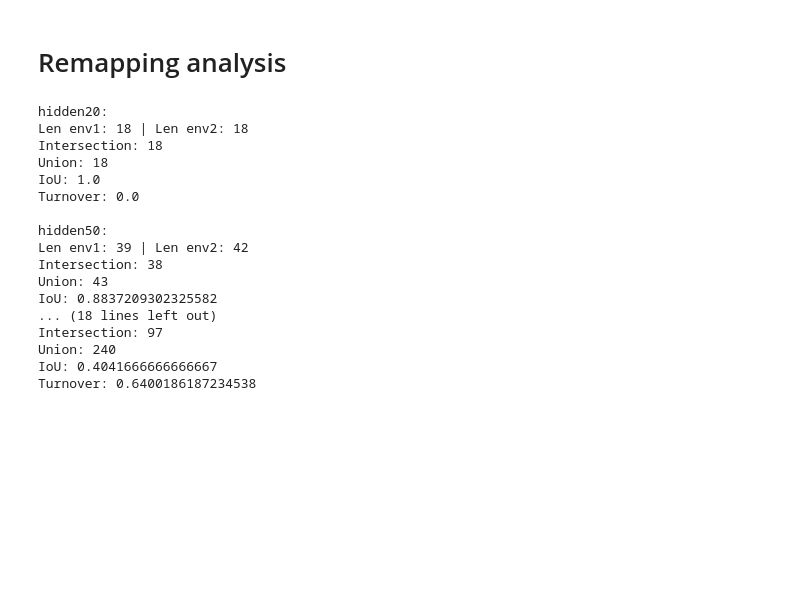
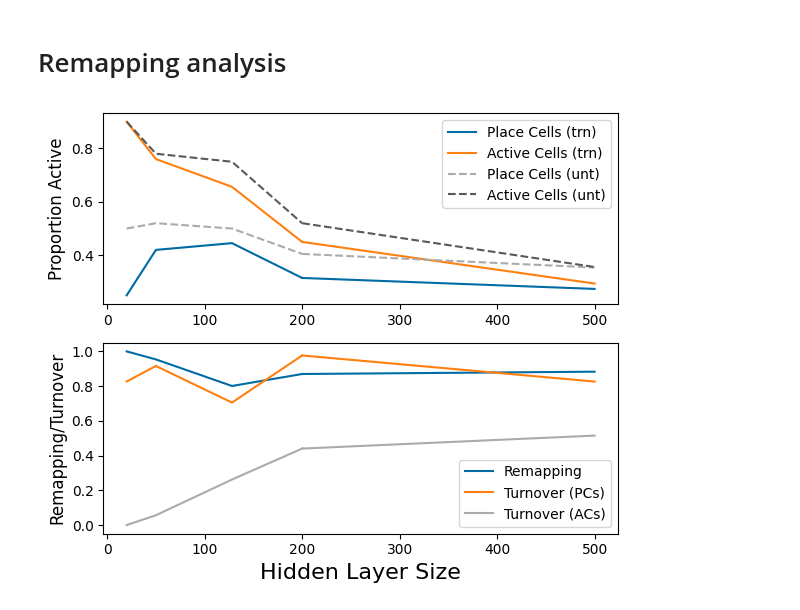
Before and after one commit to ChackMociute/Master-Thesis, a Jupyter notebook: analysis/remapping.ipynb, the cells around one changed output. Drawn from its saved outputs; the diff is of its cells as text; code cells hidden in the pictures; blank space fills up the shorter version.

```diff
--- a/analysis/remapping.ipynb
+++ b/analysis/remapping.ipynb
@@ -35,9 +38,9 @@ class Analysis:
     def find_place_cells(self):
         self.place_cells_per_env = dict()
         for env in self.exp.pfs_per_env.keys():
-            exp.compile_grid_cells(env)
-            exp.load_pfs()
-            self.place_cells_per_env[env] = set(exp.pfs.get_place_cells().cpu().numpy())
+            self.exp.compile_grid_cells(env)
+            self.exp.load_pfs()
+            self.place_cells_per_env[env] = set(self.exp.pfs.get_place_cells().cpu().numpy())
 
     def get_remapping(self, env1, env2):
         pc1, pc2 = self.place_cells_per_env[env1], self.place_cells_per_env[env2]
@@ -45,8 +48,8 @@ class Analysis:
         pairs = pairs[pairs[:,0] != pairs[:,1]]
 
         with torch.no_grad():
-            d1 = exp.pfs_per_env[env1].pairwise_distances(pairs).cpu()
-            d2 = exp.pfs_per_env[env2].pairwise_distances(pairs).cpu()
+            d1 = self.exp.pfs_per_env[env1].pairwise_distances(pairs).cpu()
+            d2 = self.exp.pfs_per_env[env2].pairwise_distances(pairs).cpu()
             return 1 - max(0, pearsonr(d1, d2).statistic)
 
     def get_turnover(self, env1, env2, all_active=False):
@@ -88,31 +143,18 @@ for h in hiddens:
-# %%
-for h in hiddens:
-    exp = Experiment.load_experiment(data_path, h)
-    anl = Analysis(exp)
-    act1, act2 = *anl.active_per_env.values(),
-    print(h + ':')
-    print('Len env1:', len(act1), '| Len env2:', len(act2))
-    print("Intersection:", len(act1.intersection(act2)))
-    print("Union:", len(act1.union(act2)))
-    print("IoU:", len(act1.intersection(act2)) / len(act1.union(act2)))
-    print("Turnover:", anl.get_turnover(1, 2, all_active=True))
-    print()
-# %% [output]
-hidden20:
-Len env1: 18 | Len env2: 18
-Intersection: 18
-Union: 18
-IoU: 1.0
-Turnover: 0.0
-
-hidden50:
-Len env1: 39 | Len env2: 42
-Intersection: 38
-Union: 43
-IoU: 0.8837209302325582
-... (18 lines left out)
-Intersection: 97
-Union: 240
-IoU: 0.4041666666666667
-Turnover: 0.6400186187234538
+# %%
+data = get_cell_data(hiddens)
+# %%
+labels = ["Place Cells (trn)", "Place Cells (unt)",
+          "Active Cells (trn)", "Active Cells (unt)",
+          "Remapping", "Turnover (PCs)", "Turnover (ACs)"]
+cols = list(data['baseline'].keys())[:7]
+# %%
+df = pd.DataFrame(data).T
+df = df.rename(index={k: v for k, v in zip(hiddens, [20, 50, 128, 200, 500])})
+df.index = df.index.rename('Hidden Layer Size')
+df.iloc[:,:7] = df.iloc[:,:7].astype(float).fillna(0)
+df = df.rename(columns={c: l for c, l in zip(cols, labels)})
+# %%
+plot_lines(df, linear=True, filename="../figs/remap_hs.png")
+# %% [output]
+[figure, added]
 # %%
```
Also changed, not shown: parts of 17 cells of this notebook, 6 other files.
